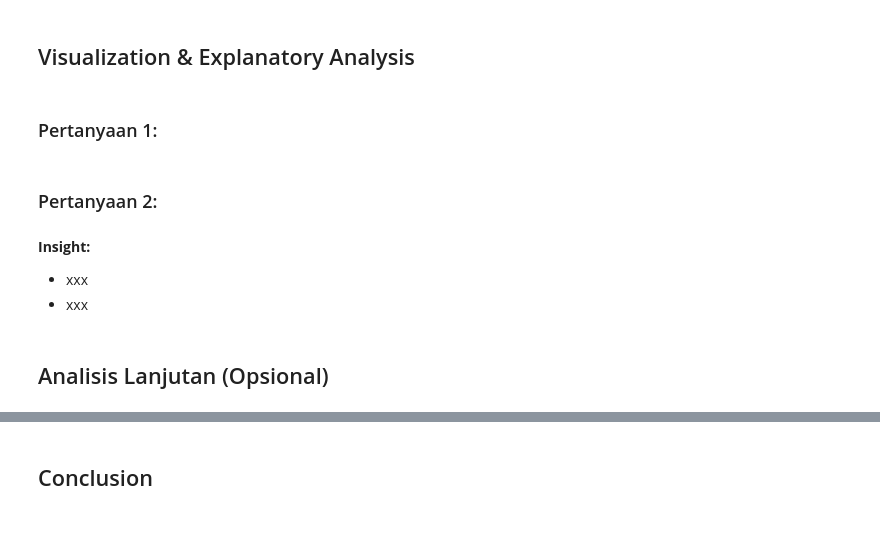
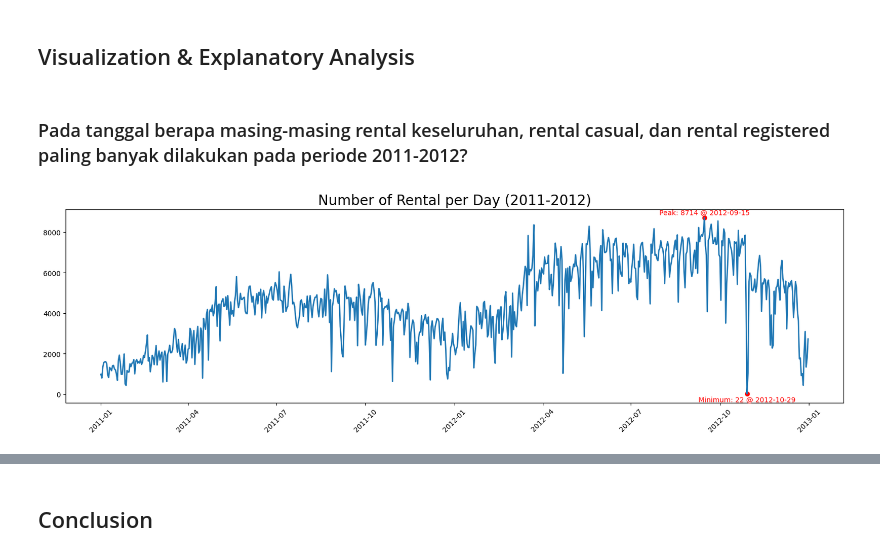
Before and after one commit to fauzanadhm/proyek-pertama-analisis-data, a Jupyter notebook: Proyek_Analisis_Data.ipynb, the cells around one changed output, grey strips where cells are left out. Drawn from its saved outputs; the diff is of its cells as text; code cells hidden in the pictures; blank space fills up the shorter version.

```diff
--- a/Proyek_Analisis_Data.ipynb
+++ b/Proyek_Analisis_Data.ipynb
@@ -294,13 +453,43 @@ plt.show()
 # %% [markdown]
 ## Visualization & Explanatory Analysis
-# %% [markdown]
-### Pertanyaan 1:
-# %% [markdown]
-### Pertanyaan 2:
-# %% [markdown]
-**Insight:**
-
-- xxx
-- xxx
-# %% [markdown]
-## Analisis Lanjutan (Opsional)
+# %% [markdown]
+### Pada tanggal berapa masing-masing rental keseluruhan, rental casual, dan rental registered paling banyak dilakukan pada periode 2011-2012?
+# %%
+%matplotlib inline
+minimum_cnt = day_df[day_df['cnt'] == day_df.cnt.min()]
+maximum_cnt = day_df[day_df['cnt'] == day_df.cnt.max()]
+
+plt.figure(figsize=(20, 5))
+plt.plot(day_df["dteday"], day_df["cnt"], linewidth=2)
+plt.scatter(
+    day_df[day_df["cnt"] == day_df.cnt.max()]["dteday"].item(),
+    day_df[day_df["cnt"] == day_df.cnt.max()]["cnt"].item(),
+    color="red",
+)
+plt.text(
+    day_df[day_df["cnt"] == day_df.cnt.max()]["dteday"].item(),
+    day_df[day_df["cnt"] == day_df.cnt.max()]["cnt"].item() + 150,
+    f"Peak: {maximum_cnt['cnt'].item()} @ {maximum_cnt['dteday'].item().strftime('%Y-%m-%d')}",
+    color="red",
+    fontsize=10,
+    ha="center",
+)
+plt.scatter(
+    day_df[day_df["cnt"] == day_df.cnt.min()]["dteday"].item(),
+    day_df[day_df["cnt"] == day_df.cnt.min()]["cnt"].item(),
+    color="red",
+)
+plt.text(
+    day_df[day_df["cnt"] == day_df.cnt.min()]["dteday"].item(),
+    day_df[day_df["cnt"] == day_df.cnt.min()]["cnt"].item() - 400,
+    f"Minimum: {minimum_cnt['cnt'].item()} @ {minimum_cnt['dteday'].item().strftime('%Y-%m-%d')}",
+    color="red",
+    fontsize=10,
+    ha="center",
+)
+plt.title("Number of Rental per Day (2011-2012)", loc="center", fontsize=20)
+plt.xticks(fontsize=10, rotation=45)
+plt.yticks(fontsize=10)
+plt.show()
+# %% [output]
+[figure, added]
```
Also changed, not shown: parts of 59 cells of this notebook, 6 other files.
